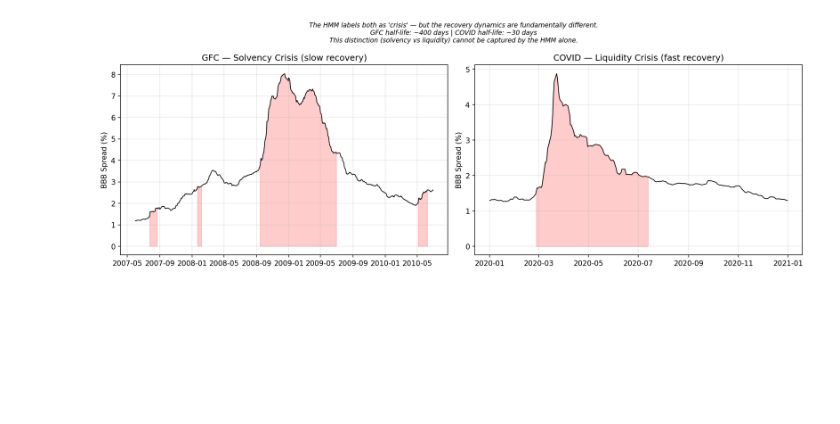
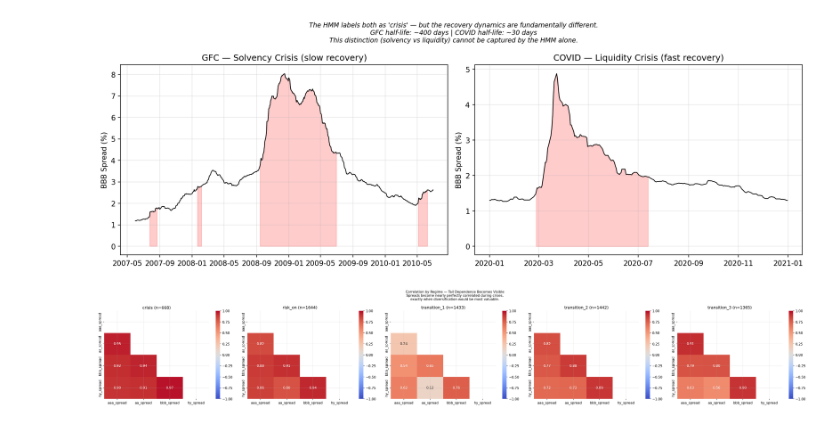
Before and after one commit to Zekhayoub/credit-spread-monitor, a Jupyter notebook: notebooks/regime_analysis.ipynb, the cells around one changed output. Cells and saved outputs as stored; diff of their text form; code cells hidden in the pictures; blank space fills up the shorter version.

Commit message:
feat: add correlation matrix per regime to capture tail dependence

```diff
--- a/notebooks/regime_analysis.ipynb
+++ b/notebooks/regime_analysis.ipynb
@@ -170,3 +170,31 @@ plt.show()
 11  2023-03-10  2023-04-11             32         1.98             7.0
 12  2025-04-03  2025-05-01             28         1.49             8.0
 [figure]
+# %%
+spread_cols = ["aaa_spread", "aa_spread", "bbb_spread", "hy_spread"]
+regimes = sorted(df["regime"].unique())
+
+fig, axes = plt.subplots(1, len(regimes), figsize=(6 * len(regimes), 5))
+if len(regimes) == 1:
+    axes = [axes]
+
+for ax, regime in zip(axes, regimes):
+    corr = df.loc[df["regime"] == regime, spread_cols].corr()
+    mask = np.triu(np.ones_like(corr, dtype=bool))
+    sns.heatmap(corr, mask=mask, annot=True, fmt=".2f", cmap="coolwarm",
+                center=0, vmin=-1, vmax=1, ax=ax)
+    n = (df["regime"] == regime).sum()
+    ax.set_title(f"{regime} (n={n})")
+
+fig.suptitle(
+    "Correlation by Regime — Tail Dependence Becomes Visible\n"
+    "Spreads become nearly perfectly correlated during crises,\n"
+    "exactly when diversification would be most valuable.",
+    fontsize=10,
+)
+
+fig.tight_layout()
+fig.savefig(FIGURES_DIR / "correlation_by_regime.png", bbox_inches="tight")
+plt.show()
+# %% [output]
+[figure, added]
```
Also changed, not shown: 1 other file.
